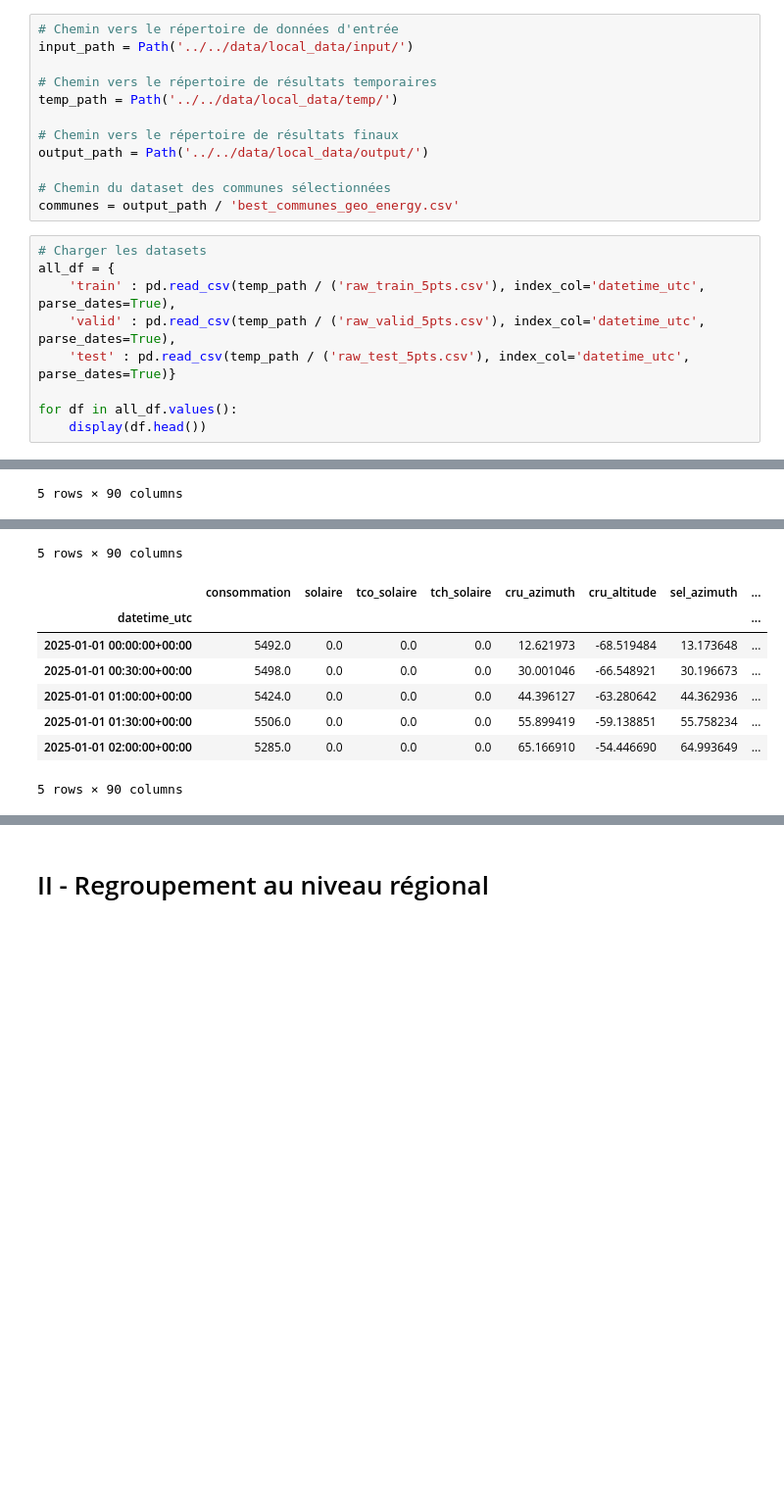
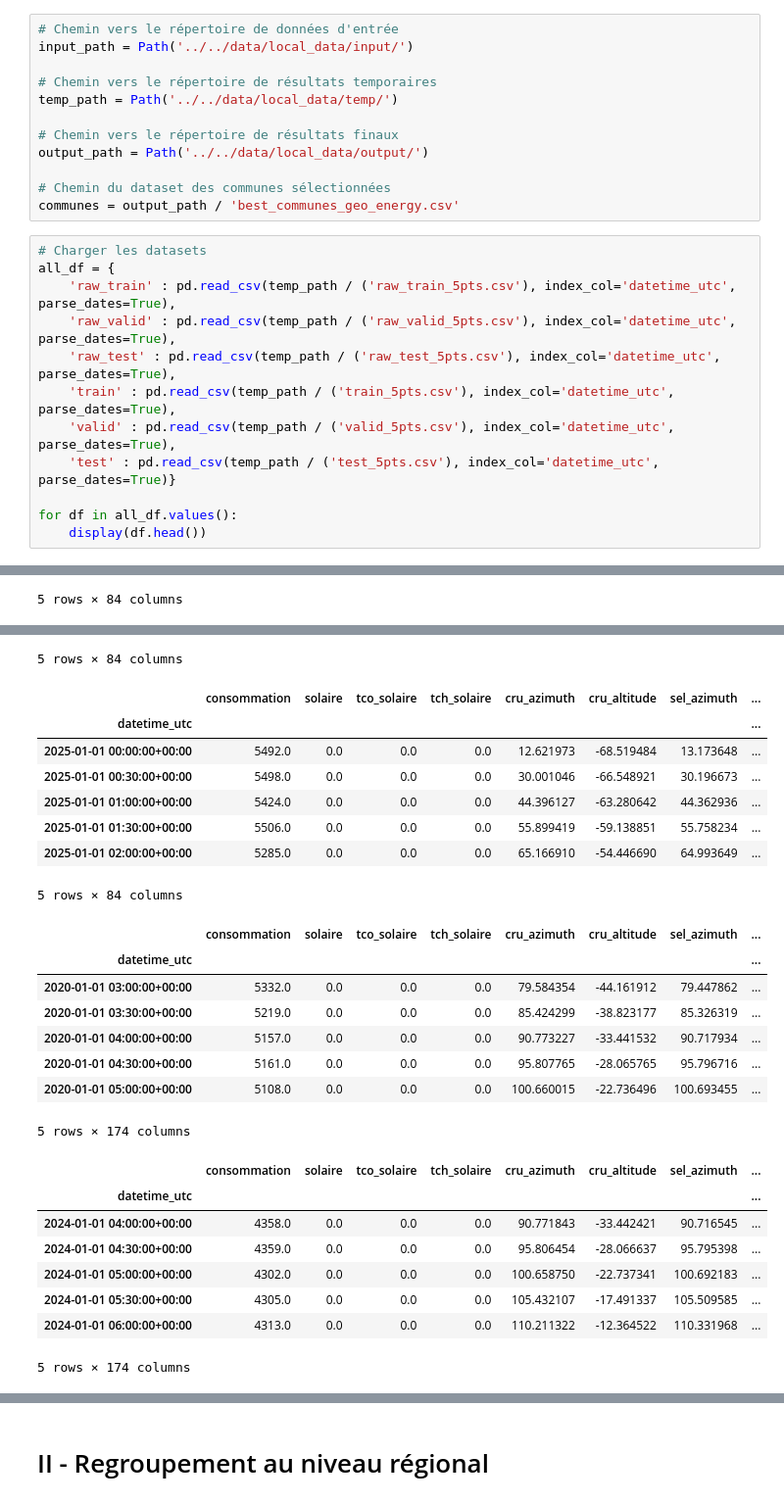
Before and after one commit to Math2935/aug25cds_variabilite, a Jupyter notebook: notebooks/04_feature_engineering/03_group_to_region.ipynb, the cells around one changed output, grey strips where cells are left out. Shown at 98% size. Cells and saved outputs as stored; diff of their text form; blank space fills up the shorter version.

```diff
--- a/notebooks/04_feature_engineering/03_group_to_region.ipynb
+++ b/notebooks/04_feature_engineering/03_group_to_region.ipynb
@@ -33,34 +33,53 @@ communes = output_path / 'best_communes_geo_energy.csv'
 # %%
 # Charger les datasets
 all_df = {
-    'train' : pd.read_csv(temp_path / ('raw_train_5pts.csv'), index_col='datetime_utc', parse_dates=True),
-    'valid' : pd.read_csv(temp_path / ('raw_valid_5pts.csv'), index_col='datetime_utc', parse_dates=True),
-    'test' : pd.read_csv(temp_path / ('raw_test_5pts.csv'), index_col='datetime_utc', parse_dates=True)}
+    'raw_train' : pd.read_csv(temp_path / ('raw_train_5pts.csv'), index_col='datetime_utc', parse_dates=True),
+    'raw_valid' : pd.read_csv(temp_path / ('raw_valid_5pts.csv'), index_col='datetime_utc', parse_dates=True),
+    'raw_test' : pd.read_csv(temp_path / ('raw_test_5pts.csv'), index_col='datetime_utc', parse_dates=True),
+    'train' : pd.read_csv(temp_path / ('train_5pts.csv'), index_col='datetime_utc', parse_dates=True),
+    'valid' : pd.read_csv(temp_path / ('valid_5pts.csv'), index_col='datetime_utc', parse_dates=True),
+    'test' : pd.read_csv(temp_path / ('test_5pts.csv'), index_col='datetime_utc', parse_dates=True)}
 
 for df in all_df.values():
     display(df.head())
 # %% [output]
 |  | consommation | solaire | tco_solaire | tch_solaire | cru_azimuth | cru_altitude | sel_azimuth | ... |
 | datetime_utc |  |  |  |  |  |  |  | ... |
 | 2019-12-31 23:00:00+00:00 | 6123.0 | 0.0 | 0.0 | 0.0 | 335.596867 | -67.454606 | 336.734433 | ... |
 | 2019-12-31 23:30:00+00:00 | 5907.0 | 0.0 | 0.0 | 0.0 | 353.817769 | -68.883102 | 354.738150 | ... |
 | 2020-01-01 00:00:00+00:00 | 5724.0 | 0.0 | 0.0 | 0.0 | 12.883689 | -68.564280 | 13.430816 | ... |
 | 2020-01-01 00:30:00+00:00 | 5749.0 | 0.0 | 0.0 | 0.0 | 30.261125 | -66.570892 | 30.451783 | ... |
 | 2020-01-01 01:00:00+00:00 | 5700.0 | 0.0 | 0.0 | 0.0 | 44.631373 | -63.284229 | 44.594428 | ... |
-5 rows × 90 columns
+5 rows × 84 columns
 |  | consommation | solaire | tco_solaire | tch_solaire | cru_azimuth | cru_altitude | sel_azimuth | ... |
 | datetime_utc |  |  |  |  |  |  |  | ... |
 | 2024-01-01 00:00:00+00:00 | 4815.0 | 0.0 | 0.0 | 0.0 | 12.879512 | -68.564229 | 13.426722 | ... |
 | 2024-01-01 00:30:00+00:00 | 4853.0 | 0.0 | 0.0 | 0.0 | 30.257376 | -66.571182 | 30.448105 | ... |
 | 2024-01-01 01:00:00+00:00 | 4834.0 | 0.0 | 0.0 | 0.0 | 44.628236 | -63.284768 | 44.591334 | ... |
 | 2024-01-01 01:30:00+00:00 | 4964.0 | 0.0 | 0.0 | 0.0 | 56.102397 | -59.130058 | 55.958833 | ... |
 | 2024-01-01 02:00:00+00:00 | 4791.0 | 0.0 | 0.0 | 0.0 | 65.344202 | -54.429271 | 65.169535 | ... |
-5 rows × 90 columns
+5 rows × 84 columns
 |  | consommation | solaire | tco_solaire | tch_solaire | cru_azimuth | cru_altitude | sel_azimuth | ... |
 | datetime_utc |  |  |  |  |  |  |  | ... |
 | 2025-01-01 00:00:00+00:00 | 5492.0 | 0.0 | 0.0 | 0.0 | 12.621973 | -68.519484 | 13.173648 | ... |
 | 2025-01-01 00:30:00+00:00 | 5498.0 | 0.0 | 0.0 | 0.0 | 30.001046 | -66.548921 | 30.196673 | ... |
 | 2025-01-01 01:00:00+00:00 | 5424.0 | 0.0 | 0.0 | 0.0 | 44.396127 | -63.280642 | 44.362936 | ... |
 | 2025-01-01 01:30:00+00:00 | 5506.0 | 0.0 | 0.0 | 0.0 | 55.899419 | -59.138851 | 55.758234 | ... |
 | 2025-01-01 02:00:00+00:00 | 5285.0 | 0.0 | 0.0 | 0.0 | 65.166910 | -54.446690 | 64.993649 | ... |
-5 rows × 90 columns
+5 rows × 84 columns
+|  | consommation | solaire | tco_solaire | tch_solaire | cru_azimuth | cru_altitude | sel_azimuth | ... |
+| datetime_utc |  |  |  |  |  |  |  | ... |
+| 2020-01-01 03:00:00+00:00 | 5332.0 | 0.0 | 0.0 | 0.0 | 79.584354 | -44.161912 | 79.447862 | ... |
+| 2020-01-01 03:30:00+00:00 | 5219.0 | 0.0 | 0.0 | 0.0 | 85.424299 | -38.823177 | 85.326319 | ... |
+| 2020-01-01 04:00:00+00:00 | 5157.0 | 0.0 | 0.0 | 0.0 | 90.773227 | -33.441532 | 90.717934 | ... |
+| 2020-01-01 04:30:00+00:00 | 5161.0 | 0.0 | 0.0 | 0.0 | 95.807765 | -28.065765 | 95.796716 | ... |
+| 2020-01-01 05:00:00+00:00 | 5108.0 | 0.0 | 0.0 | 0.0 | 100.660015 | -22.736496 | 100.693455 | ... |
+5 rows × 174 columns
+|  | consommation | solaire | tco_solaire | tch_solaire | cru_azimuth | cru_altitude | sel_azimuth | ... |
+| datetime_utc |  |  |  |  |  |  |  | ... |
+| 2024-01-01 04:00:00+00:00 | 4358.0 | 0.0 | 0.0 | 0.0 | 90.771843 | -33.442421 | 90.716545 | ... |
+| 2024-01-01 04:30:00+00:00 | 4359.0 | 0.0 | 0.0 | 0.0 | 95.806454 | -28.066637 | 95.795398 | ... |
+| 2024-01-01 05:00:00+00:00 | 4302.0 | 0.0 | 0.0 | 0.0 | 100.658750 | -22.737341 | 100.692183 | ... |
+| 2024-01-01 05:30:00+00:00 | 4305.0 | 0.0 | 0.0 | 0.0 | 105.432107 | -17.491337 | 105.509585 | ... |
+| 2024-01-01 06:00:00+00:00 | 4313.0 | 0.0 | 0.0 | 0.0 | 110.211322 | -12.364522 | 110.331968 | ... |
+5 rows × 174 columns
```
Also changed, not shown: parts of 6 cells of this notebook, 1 other file.
